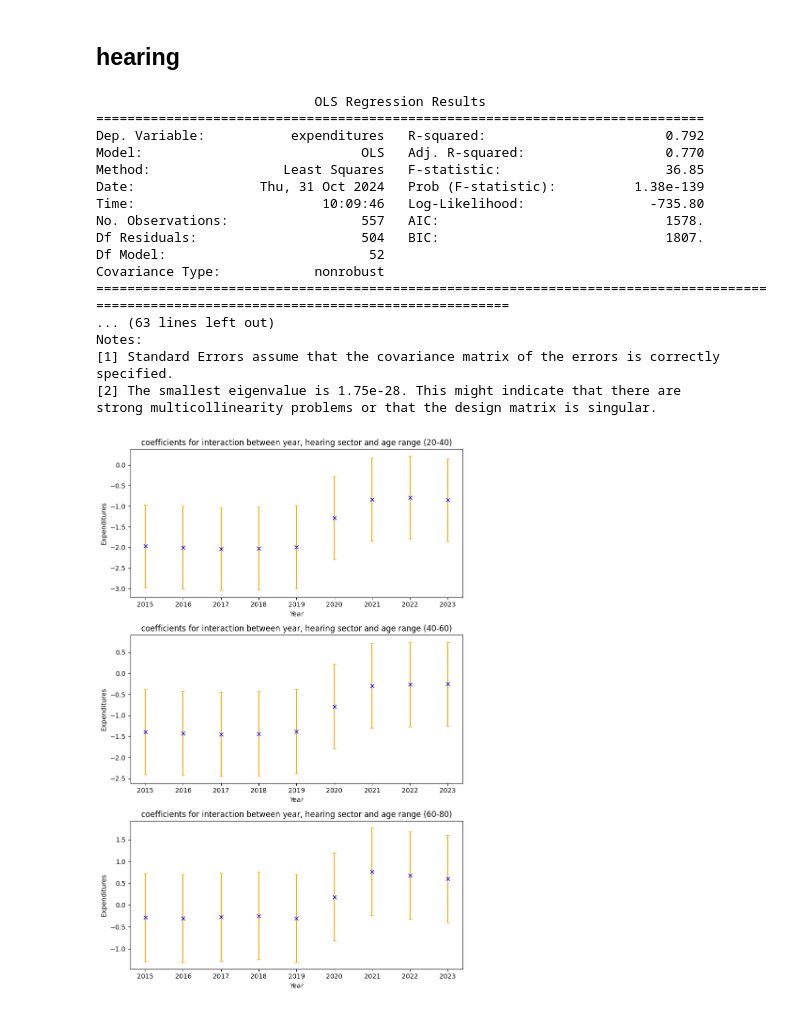
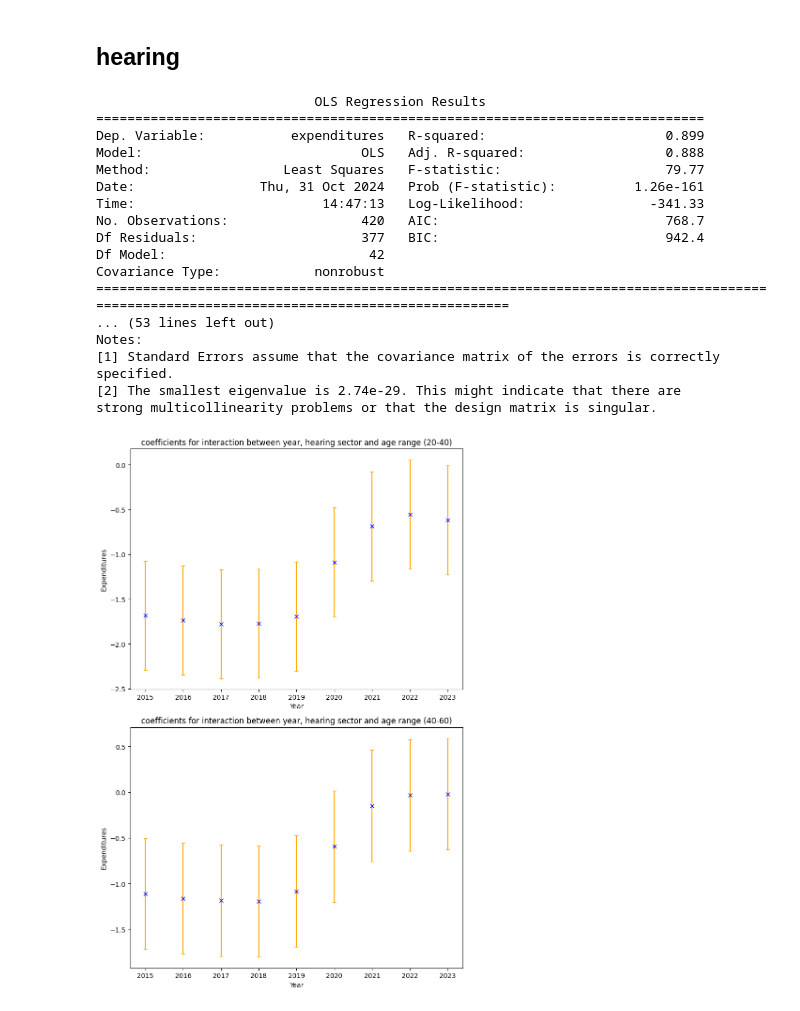
Before and after one commit to bparent11/analysingEffectOfHealthPlanInFrance, a Jupyter notebook: code/regression.ipynb, the cells around one changed output. Saved outputs shown, nothing was run; the diff lists cells and outputs as text; code cells hidden in the pictures.

```diff
--- a/code/regression.ipynb
+++ b/code/regression.ipynb
@@ -709,5 +693,7 @@ Index(['expenditures',
+# %%
+df_aged = df_aged[df_aged["0-20"]!=1]
 # %%
-df_aged = df_aged.drop(columns=["0-20"])
+df_aged = df_aged.drop(columns=["0-20", "60-80"])
 # %%
 interact_columns = df_aged.filter(like="interact.").columns
 dash_columns = [col for col in df_aged.columns if "-" in col]
@@ -778,7 +764,7 @@ interact_60_80_std = std[std.index.str.contains("_60-80")]
 # %%
 width = 0.35
 time_periods = [i+2015 for i in range(9)]
-fig, axes = plt.subplots(3, 1, figsize=(8, 12))
+fig, axes = plt.subplots(2, 1, figsize=(8, 12))
 axes = axes.flatten()
 
 axes[0].errorbar(time_periods, interact_20_40.iloc[:,0], yerr=interact_20_40_std.iloc[:,0], fmt='x', color='blue', ecolor='orange', capsize=3)
@@ -789,8 +775,8 @@ axes[0].set_title(
 axes[1].errorbar(time_periods, interact_40_60.iloc[:,0], yerr=interact_40_60_std.iloc[:,0], fmt='x', color='blue', ecolor='orange', capsize=3)
 axes[1].set_title("coefficients for interaction between year, optical and hearing sector mixed and age range (40-60)")
 
-axes[2].errorbar(time_periods, interact_60_80.iloc[:,0], yerr=interact_60_80_std.iloc[:,0], fmt='x', color='blue', ecolor='orange', capsize=3)
-axes[2].set_title("coefficients for interaction between year, optical and hearing sector mixed and age range (60-80)")
+#axes[2].errorbar(time_periods, interact_60_80.iloc[:,0], yerr=interact_60_80_std.iloc[:,0], fmt='x', color='blue', ecolor='orange', capsize=3)
+#axes[2].set_title("coefficients for interaction between year, optical and hearing sector mixed and age range (60-80)")
 
 for i in range(len(axes)):
 
@@ -854,7 +840,7 @@ interact_60_80_std = std[std.index.str.contains("_60-80")]
 # %%
 width = 0.35
 time_periods = [i+2015 for i in range(9)]
-fig, axes = plt.subplots(3, 1, figsize=(8, 12))
+fig, axes = plt.subplots(2, 1, figsize=(8, 12))
 axes = axes.flatten()
 
 axes[0].errorbar(time_periods, interact_20_40.iloc[:,0], yerr=interact_20_40_std.iloc[:,0], fmt='x', color='blue', ecolor='orange', capsize=3)
@@ -865,8 +851,8 @@ axes[0].set_title(
 axes[1].errorbar(time_periods, interact_40_60.iloc[:,0], yerr=interact_40_60_std.iloc[:,0], fmt='x', color='blue', ecolor='orange', capsize=3)
 axes[1].set_title("coefficients for interaction between year, optical sector and age range (40-60)")
 
-axes[2].errorbar(time_periods, interact_60_80.iloc[:,0], yerr=interact_60_80_std.iloc[:,0], fmt='x', color='blue', ecolor='orange', capsize=3)
-axes[2].set_title("coefficients for interaction between year, optical sector and age range (60-80)")
+#axes[2].errorbar(time_periods, interact_60_80.iloc[:,0], yerr=interact_60_80_std.iloc[:,0], fmt='x', color='blue', ecolor='orange', capsize=3)
+#axes[2].set_title("coefficients for interaction between year, optical and hearing sector mixed and age range (60-80)")
 
 for i in range(len(axes)):
 
@@ -892,20 +878,20 @@ print(model.summary())
 # %% [output]
                             OLS Regression Results
 ==============================================================================
-Dep. Variable:           expenditures   R-squared:                       0.792
-Model:                            OLS   Adj. R-squared:                  0.770
-Method:                 Least Squares   F-statistic:                     36.85
-Date:                Thu, 31 Oct 2024   Prob (F-statistic):          1.38e-139
-Time:                        10:09:46   Log-Likelihood:                -735.80
-No. Observations:                 557   AIC:                             1578.
-Df Residuals:                     504   BIC:                             1807.
-Df Model:                          52
+Dep. Variable:           expenditures   R-squared:                       0.899
+Model:                            OLS   Adj. R-squared:                  0.888
+Method:                 Least Squares   F-statistic:                     79.77
+Date:                Thu, 31 Oct 2024   Prob (F-statistic):          1.26e-161
+Time:                        14:47:13   Log-Likelihood:                -341.33
+No. Observations:                 420   AIC:                             768.7
+Df Residuals:                     377   BIC:                             942.4
+Df Model:                          42
 Covariance Type:            nonrobust
 ===========================================================================================================================================
-... (63 lines left out)
+... (53 lines left out)
 Notes:
 [1] Standard Errors assume that the covariance matrix of the errors is correctly specified.
-[2] The smallest eigenvalue is 1.75e-28. This might indicate that there are
+[2] The smallest eigenvalue is 2.74e-29. This might indicate that there are
 strong multicollinearity problems or that the design matrix is singular.
 # %%
 _20_40 = [col for col in X.columns if "20-40" in col]
@@ -930,27 +916,27 @@ interact_60_80_std = std[std.index.str.contains("_60-80")]
 # %%
 width = 0.35
 time_periods = [i+2015 for i in range(9)]
-fig, axes = plt.subplots(3, 1, figsize=(8, 12))
+fig, axes = plt.subplots(2, 1, figsize=(8, 12))
 axes = axes.flatten()
 
 axes[0].errorbar(time_periods, interact_20_40.iloc[:,0], yerr=interact_20_40_std.iloc[:,0], fmt='x', color='blue', ecolor='orange', capsize=3)
 axes[0].set_title(
     "coefficients for interaction between year, hearing sector and age range (20-40)"
 )
 
 axes[1].errorbar(time_periods, interact_40_60.iloc[:,0], yerr=interact_40_60_std.iloc[:,0], fmt='x', color='blue', ecolor='orange', capsize=3)
 axes[1].set_title("coefficients for interaction between year, hearing sector and age range (40-60)")
 
-axes[2].errorbar(time_periods, interact_60_80.iloc[:,0], yerr=interact_60_80_std.iloc[:,0], fmt='x', color='blue', ecolor='orange', capsize=3)
-axes[2].set_title("coefficients for interaction between year, hearing sector and age range (60-80)")
+#axes[2].errorbar(time_periods, interact_60_80.iloc[:,0], yerr=interact_60_80_std.iloc[:,0], fmt='x', color='blue', ecolor='orange', capsize=3)
+#axes[2].set_title("coefficients for interaction between year, optical and hearing sector mixed and age range (60-80)")
 
 for i in range(len(axes)):
 
     axes[i].set_xlabel("Year")
     axes[i].set_ylabel("Expenditures")
     axes[i].set_xticks(time_periods)
 
 plt.tight_layout()
 plt.show()
 # %% [output]
-[figure, old version]
+[figure, new version]
```
Also changed, not shown: parts of 18 cells of this notebook.
